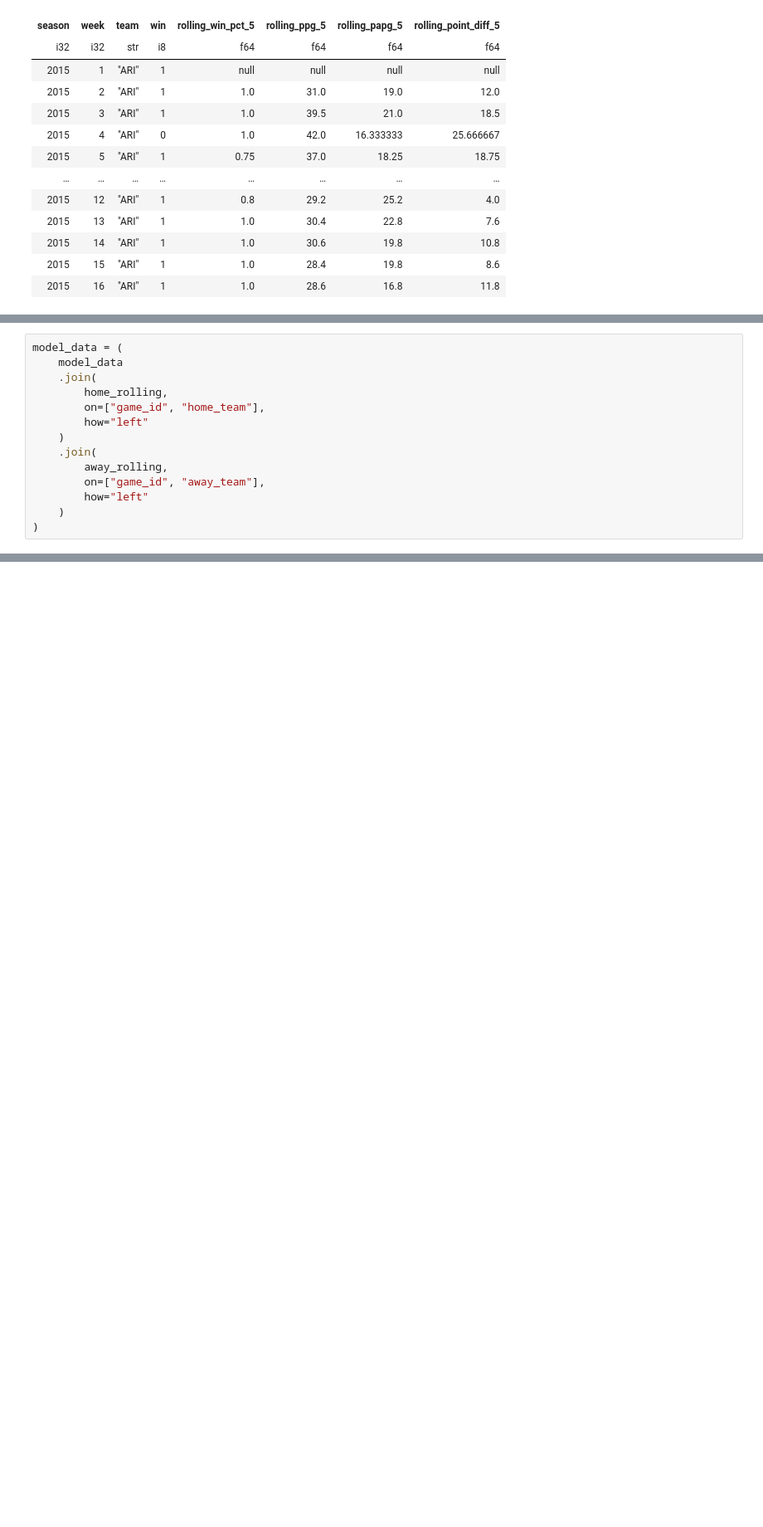
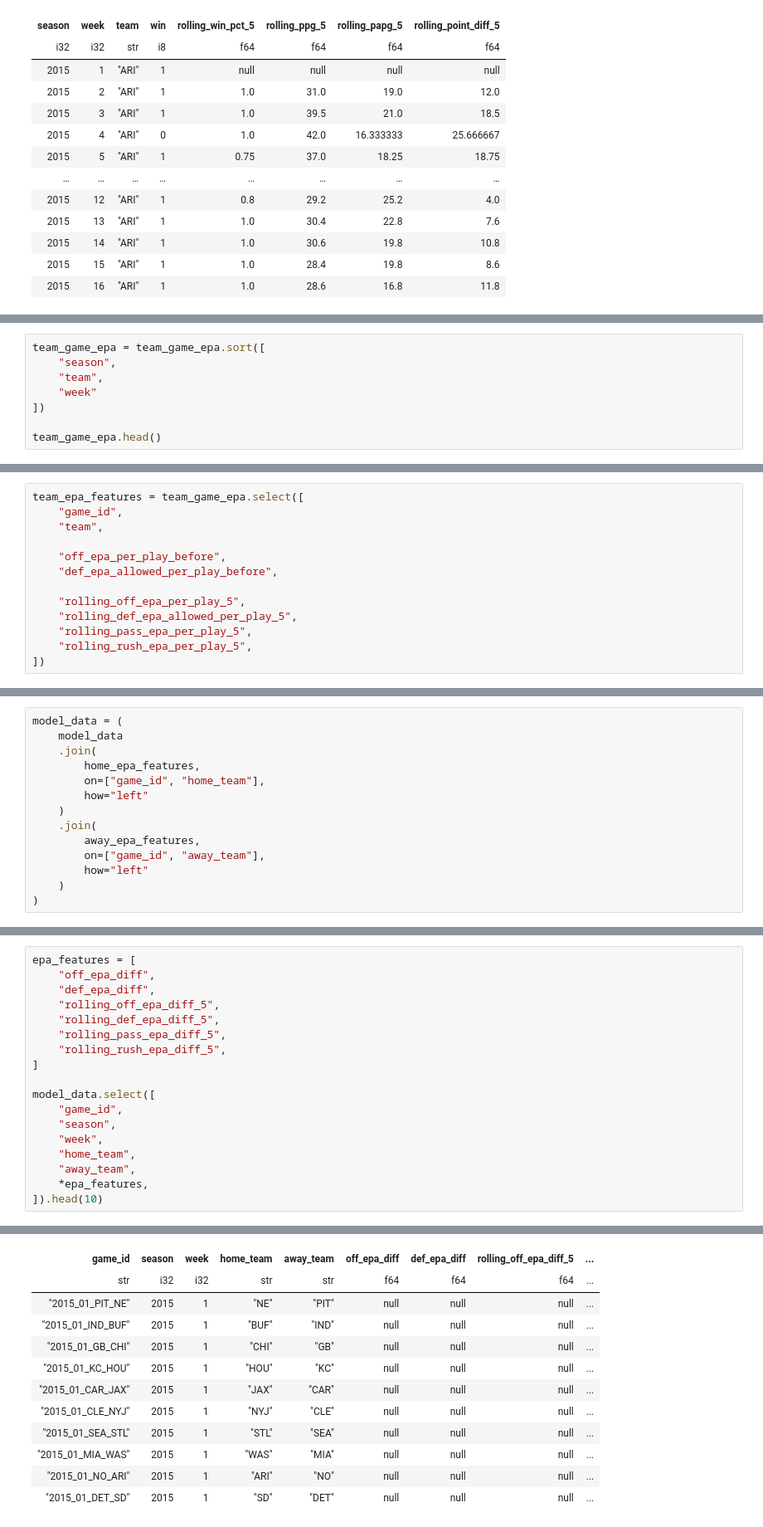
Before and after one commit to Joaquin2108/NFL-GamePredictor, a Jupyter notebook: Notebooks/feature-engineering.ipynb, the cells around one changed output, grey strips where cells are left out. Shown at 83% size. Saved outputs shown, nothing was run; the diff lists cells and outputs as text; blank space fills up the shorter version.

Commit message:
V3 EPA/play feature engineering

```diff
--- a/Notebooks/feature-engineering.ipynb
+++ b/Notebooks/feature-engineering.ipynb
@@ -639,0 +601,8 @@ away_rolling = rolling_features.rename({
+# %%
+team_game_epa = team_game_epa.sort([
+    "season",
+    "team",
+    "week"
+])
+
+team_game_epa.head()
@@ -639,0 +703,13 @@ away_rolling = rolling_features.rename({
+# %%
+team_epa_features = team_game_epa.select([
+    "game_id",
+    "team",
+
+    "off_epa_per_play_before",
+    "def_epa_allowed_per_play_before",
+
+    "rolling_off_epa_per_play_5",
+    "rolling_def_epa_allowed_per_play_5",
+    "rolling_pass_epa_per_play_5",
+    "rolling_rush_epa_per_play_5",
+])
@@ -641,12 +741,12 @@ away_rolling = rolling_features.rename({
 model_data = (
     model_data
     .join(
-        home_rolling,
+        home_epa_features,
         on=["game_id", "home_team"],
         how="left"
     )
     .join(
-        away_rolling,
+        away_epa_features,
         on=["game_id", "away_team"],
         how="left"
     )
@@ -702,0 +816,19 @@ shape: (15, 9)
+# %%
+epa_features = [
+    "off_epa_diff",
+    "def_epa_diff",
+    "rolling_off_epa_diff_5",
+    "rolling_def_epa_diff_5",
+    "rolling_pass_epa_diff_5",
+    "rolling_rush_epa_diff_5",
+]
+
+model_data.select([
+    "game_id",
+    "season",
+    "week",
+    "home_team",
+    "away_team",
+    *epa_features,
+]).head(10)
+# %% [output]
@@ -702,0 +836,12 @@ shape: (15, 9)
+| game_id | season | week | home_team | away_team | off_epa_diff | def_epa_diff | rolling_off_epa_diff_5 | ... |
+| str | i32 | i32 | str | str | f64 | f64 | f64 | ... |
+| "2015_01_PIT_NE" | 2015 | 1 | "NE" | "PIT" | null | null | null | ... |
+| "2015_01_IND_BUF" | 2015 | 1 | "BUF" | "IND" | null | null | null | ... |
+| "2015_01_GB_CHI" | 2015 | 1 | "CHI" | "GB" | null | null | null | ... |
+| "2015_01_KC_HOU" | 2015 | 1 | "HOU" | "KC" | null | null | null | ... |
+| "2015_01_CAR_JAX" | 2015 | 1 | "JAX" | "CAR" | null | null | null | ... |
+| "2015_01_CLE_NYJ" | 2015 | 1 | "NYJ" | "CLE" | null | null | null | ... |
+| "2015_01_SEA_STL" | 2015 | 1 | "STL" | "SEA" | null | null | null | ... |
+| "2015_01_MIA_WAS" | 2015 | 1 | "WAS" | "MIA" | null | null | null | ... |
+| "2015_01_NO_ARI" | 2015 | 1 | "ARI" | "NO" | null | null | null | ... |
+| "2015_01_DET_SD" | 2015 | 1 | "SD" | "DET" | null | null | null | ... |
```
Also changed, not shown: parts of 52 cells of this notebook, 1 other file.
